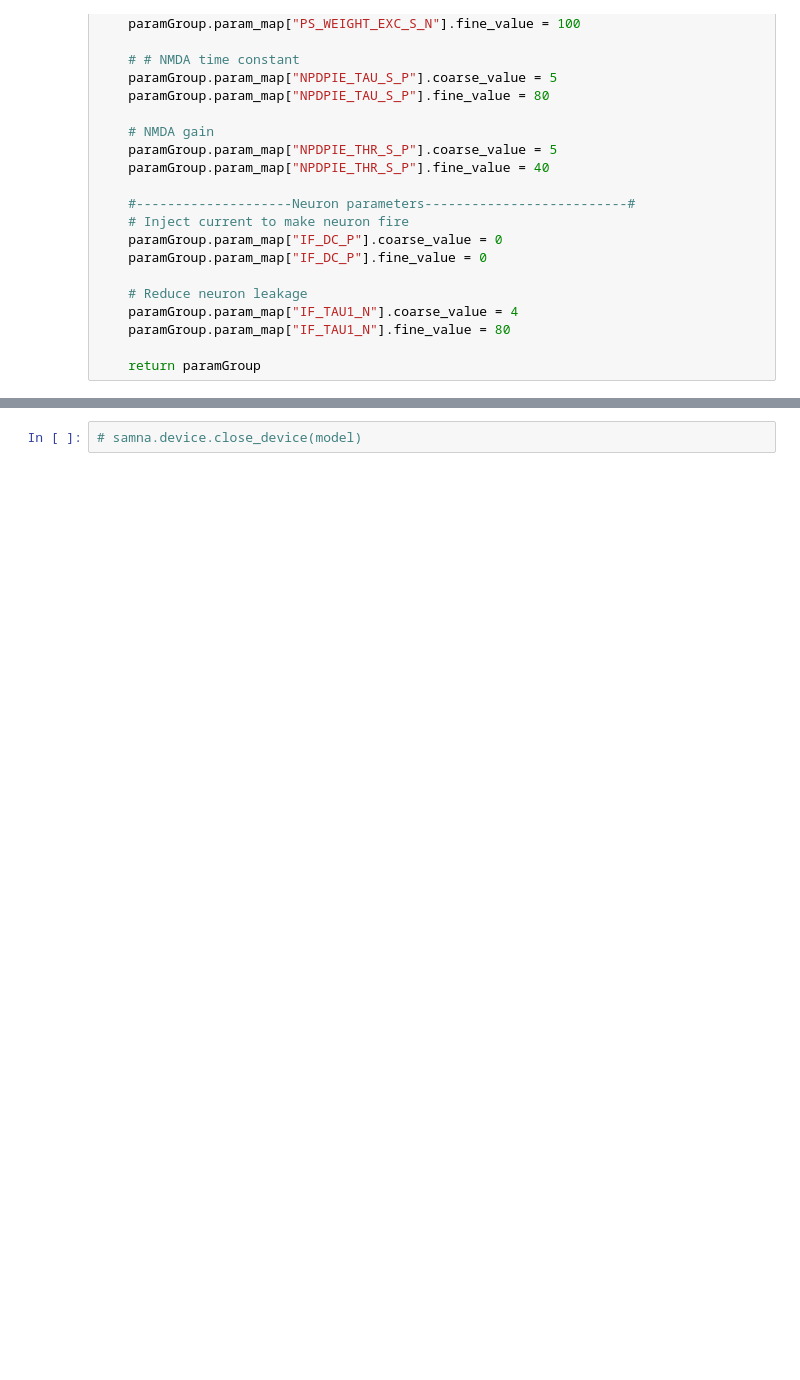
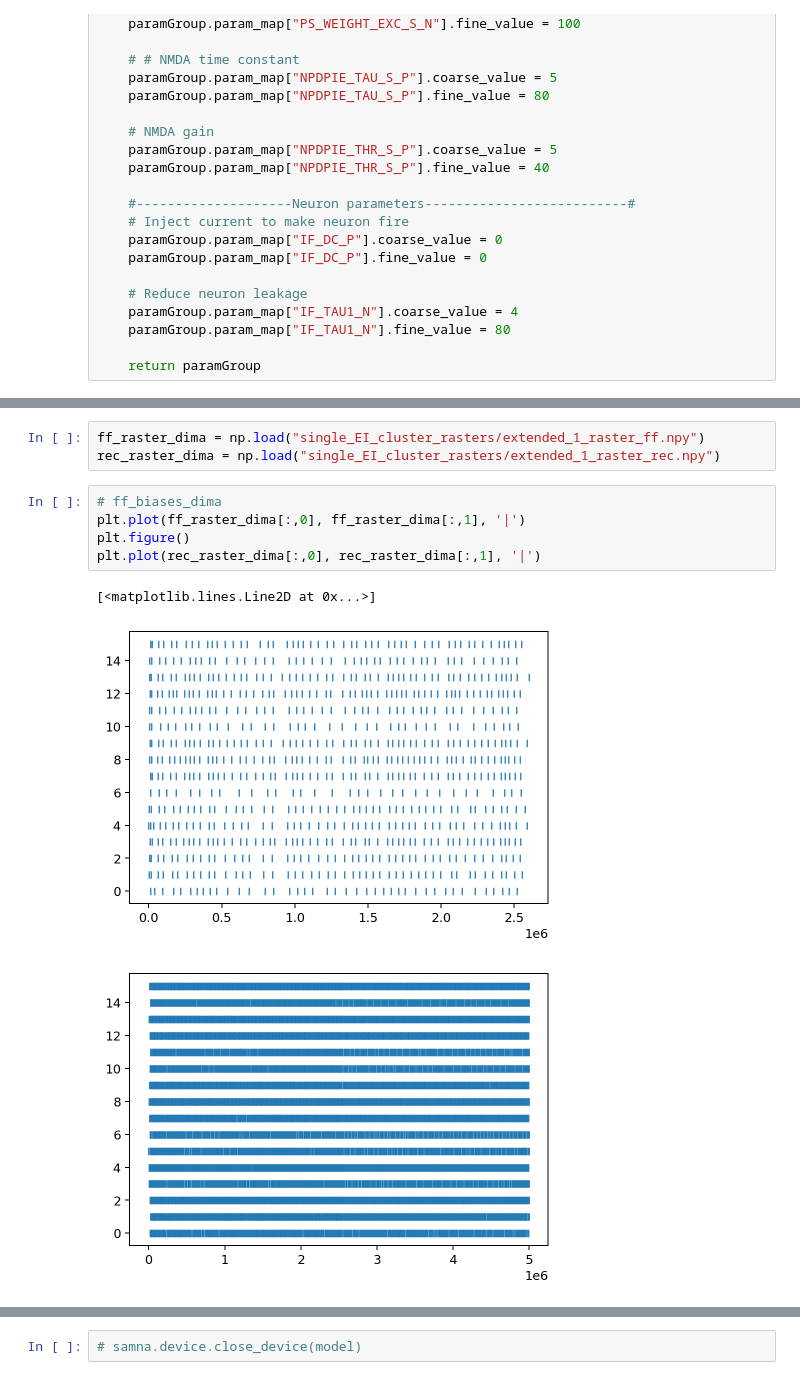
Before and after one commit to FarahBaracat/ni_class_dynapse, a Jupyter notebook: EI_network.ipynb, the cells around one changed output, grey strips where cells are left out. Drawn from its saved outputs; the diff is of its cells as text; blank space fills up the shorter version.

```diff
--- a/EI_network.ipynb
+++ b/EI_network.ipynb
@@ -457,0 +467,12 @@ Text(0.5, 1.0, 'P_ee = 0.1')
+# %%
+ff_raster_dima = np.load("single_EI_cluster_rasters/extended_1_raster_ff.npy")
+rec_raster_dima = np.load("single_EI_cluster_rasters/extended_1_raster_rec.npy")
+# %%
+# ff_biases_dima
+plt.plot(ff_raster_dima[:,0], ff_raster_dima[:,1], '|')
+plt.figure()
+plt.plot(rec_raster_dima[:,0], rec_raster_dima[:,1], '|')
+# %% [output]
+[<matplotlib.lines.Line2D at 0x...>]
+[figure, added]
+[figure, added]
```
Also changed, not shown: parts of 15 cells of this notebook.
